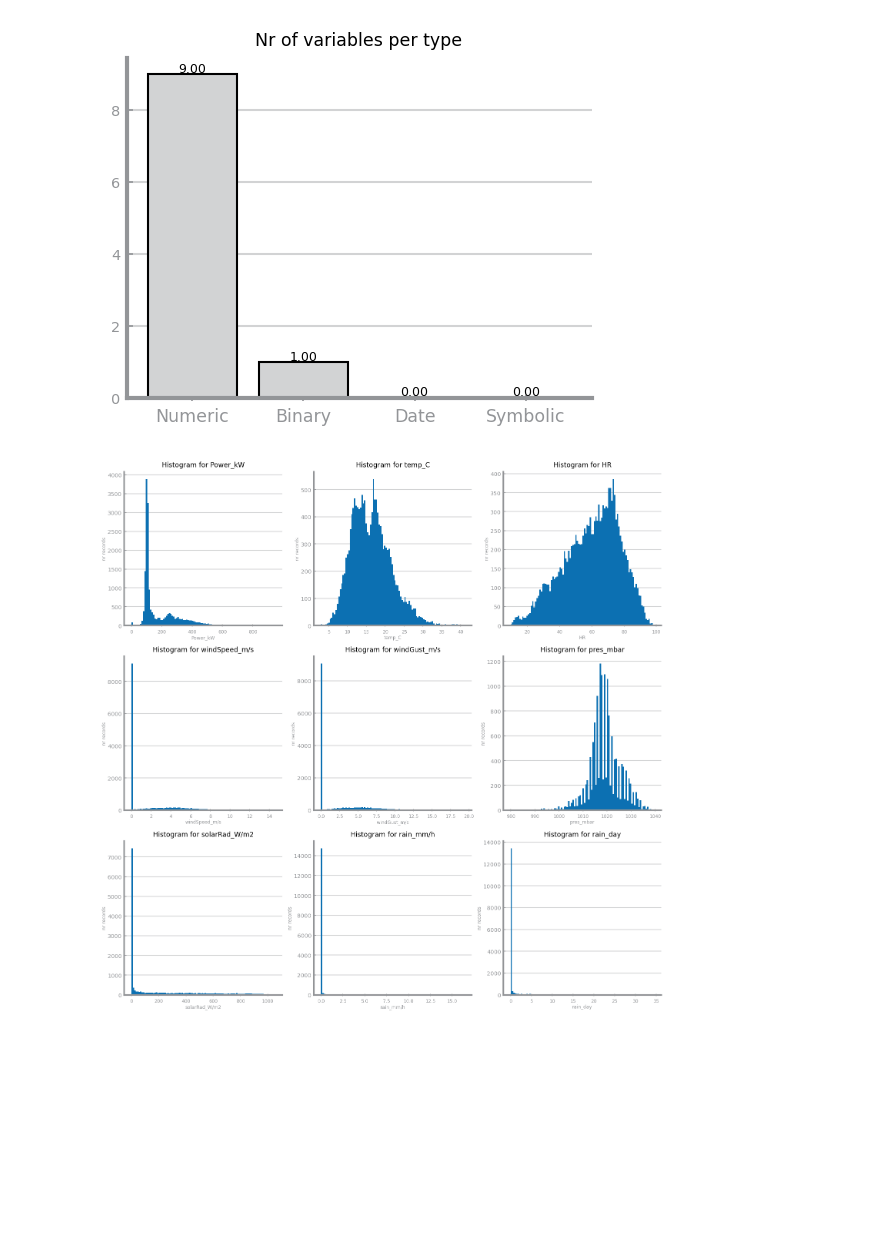
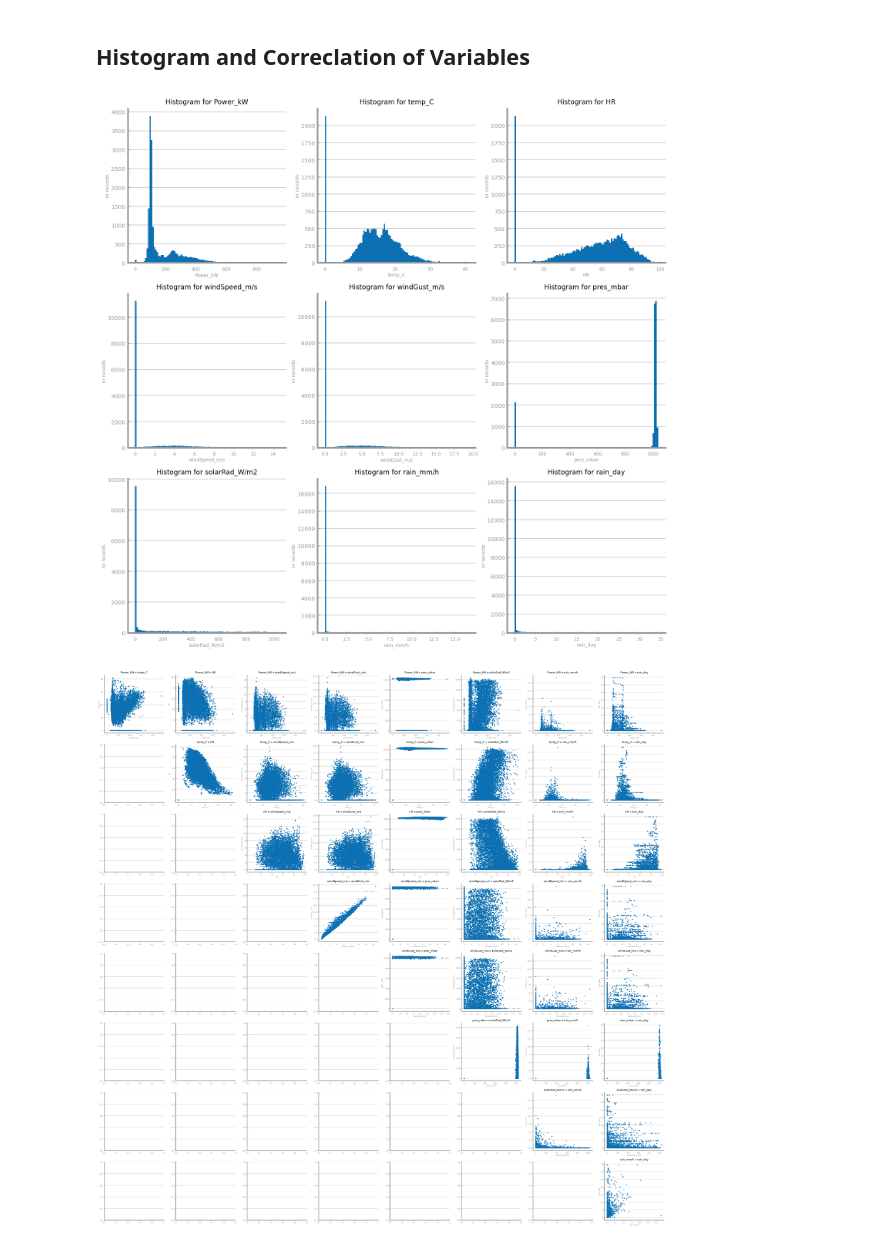
Before and after one commit to tobiasstegge/energy-services-project-py, a Jupyter notebook: notebooks/notebook.ipynb, the cells around one changed output. Drawn from its saved outputs; the diff is of its cells as text; code cells hidden in the pictures; blank space fills up the shorter version.

```diff
--- a/notebooks/notebook.ipynb
+++ b/notebooks/notebook.ipynb
@@ -7,4 +6,7 @@ from numpy import where
 # %%
+from pandas import read_csv, to_datetime, concat
+from numpy import where
+
 holidays_data = read_csv('../data/holiday_17_18_19.csv - holiday_17_18_19.csv')
 holidays = list(to_datetime(holidays_data["Date"], format='%d.%m.%Y'))
 meteo_data = read_csv('../data/IST_meteo_data_2017_2018_2019.csv - IST_meteo_data_2017_2018_2019.csv')
@@ -21,9 +23,9 @@ building_data_2018 = building_data_2018.set_index('Date_start')
 building_data = concat([building_data_2017, building_data_2018])
 
 # resample data and combine into one dataframe
-meteo_data_resample = meteo_data.resample('H', closed='left', label='right')[
+meteo_data_resample = meteo_data.resample('H', closed='right', label='right')[
     'temp_C', 'HR', 'windSpeed_m/s', 'windGust_m/s', 'pres_mbar',
     'solarRad_W/m2', 'rain_mm/h'].mean()
-meteo_data_resample["rain_day"] = meteo_data.resample('H', closed='left', label='right')['rain_day'].max()
+meteo_data_resample["rain_day"] = meteo_data.resample('H', closed='right', label='right')['rain_day'].max()
 df = building_data.join(meteo_data_resample)
-df['holiday'] = where(df.index.to_period('D').astype('datetime64[ns]').isin(holidays), True, False)
+df['holiday'] = where(df.index.to_period('D').astype('datetime64[ns]').isin(holidays), 1, 0)
@@ -58,0 +52,8 @@ df.head()
+# %%
+from missingno import matrix
+from ds_tools.profiling import show_missing_values
+from numpy import nan
+
+df['Power_kW'].replace(0, nan, inplace=True)
+matrix(df, freq='M')
+show_missing_values(df)
@@ -59,7 +67,13 @@ df.head()
+# %%
+df = df.fillna(0)
+# %% [markdown]
+## Histogram and Correclation of Variables
 # %%
-from ds_tools.profiling import show_variable_types, show_histograms_numeric
-show_variable_types(df)
+from ds_tools.profiling import show_histograms_numeric, show_sparsity, show_heatmap
+
 show_histograms_numeric(df)
+show_sparsity(df)
+show_heatmap(df)
 # %% [output]
-[figure, old version]
+[figure, new version]
-[figure, old version]
+[figure, new version]
```
Also changed, not shown: parts of 34 cells of this notebook, 5 other files.
